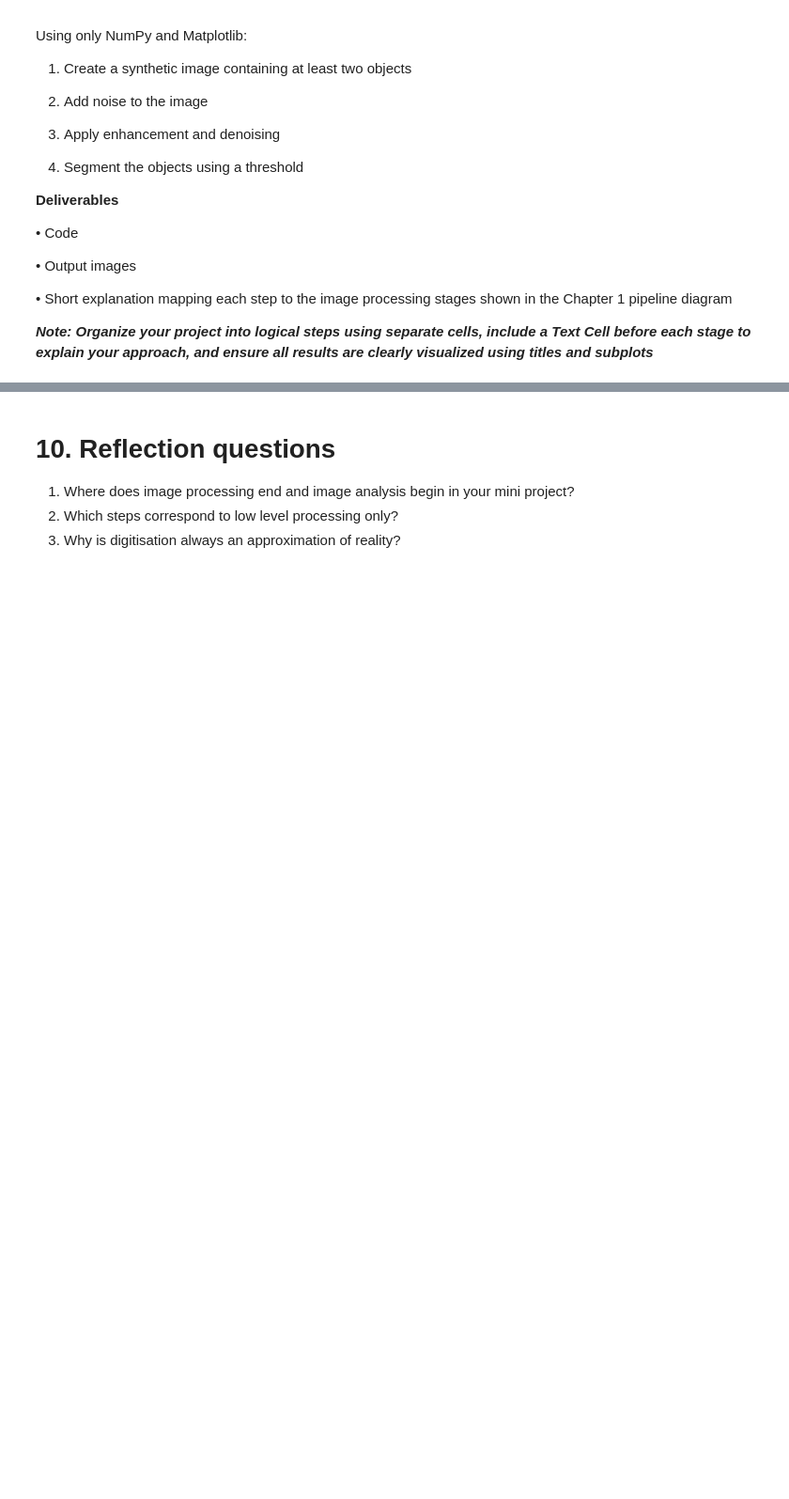
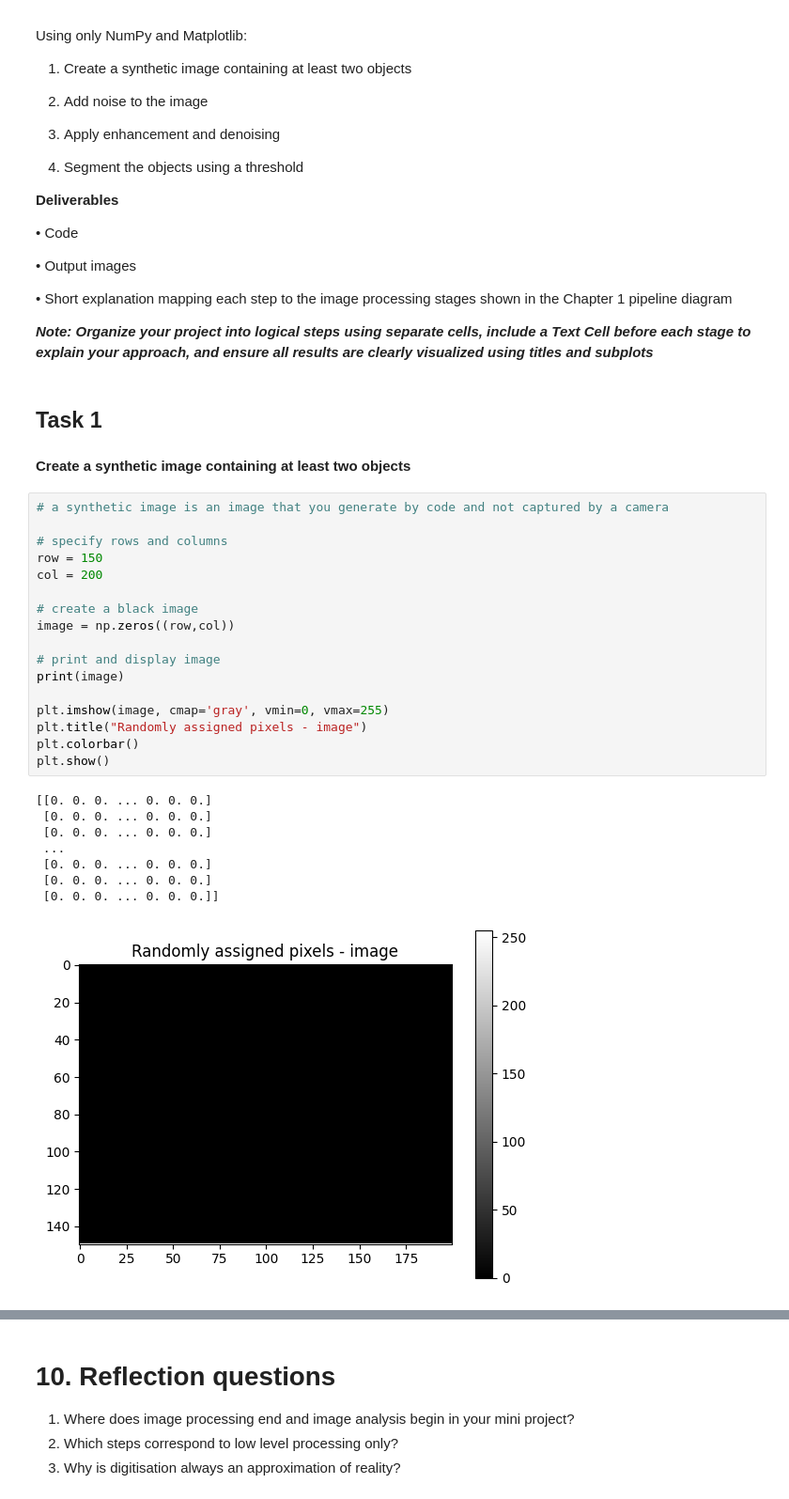
Before and after one commit to BashayrA/Digital-Image-Processing---Labs, a Jupyter notebook: AI342Lab1.ipynb, the cells around one changed output, grey strips where cells are left out. Shown at 94% size. Drawn from its saved outputs; the diff is of its cells as text; blank space fills up the shorter version.

```diff
--- a/AI342Lab1.ipynb
+++ b/AI342Lab1.ipynb
@@ -598,3 +608,32 @@ Using only NumPy and Matplotlib:
 
 
 ***Note: Organize your project into logical steps using separate cells, include a Text Cell before each stage to explain your approach, and ensure all results are clearly visualized using titles and subplots***
+# %% [markdown]
+## **Task 1**
+#### Create a synthetic image containing at least two objects
+# %%
+# a synthetic image is an image that you generate by code and not captured by a camera
+
+# specify rows and columns
+row = 150
+col = 200
+
+# create a black image
+image = np.zeros((row,col))
+
+# print and display image
+print(image)
+
+plt.imshow(image, cmap='gray', vmin=0, vmax=255)
+plt.title("Randomly assigned pixels - image")
+plt.colorbar()
+plt.show()
+# %% [output]
+[[0. 0. 0. ... 0. 0. 0.]
+ [0. 0. 0. ... 0. 0. 0.]
+ [0. 0. 0. ... 0. 0. 0.]
+ ...
+ [0. 0. 0. ... 0. 0. 0.]
+ [0. 0. 0. ... 0. 0. 0.]
+ [0. 0. 0. ... 0. 0. 0.]]
+[figure, added]
```
Also changed, not shown: parts of 8 cells of this notebook.
